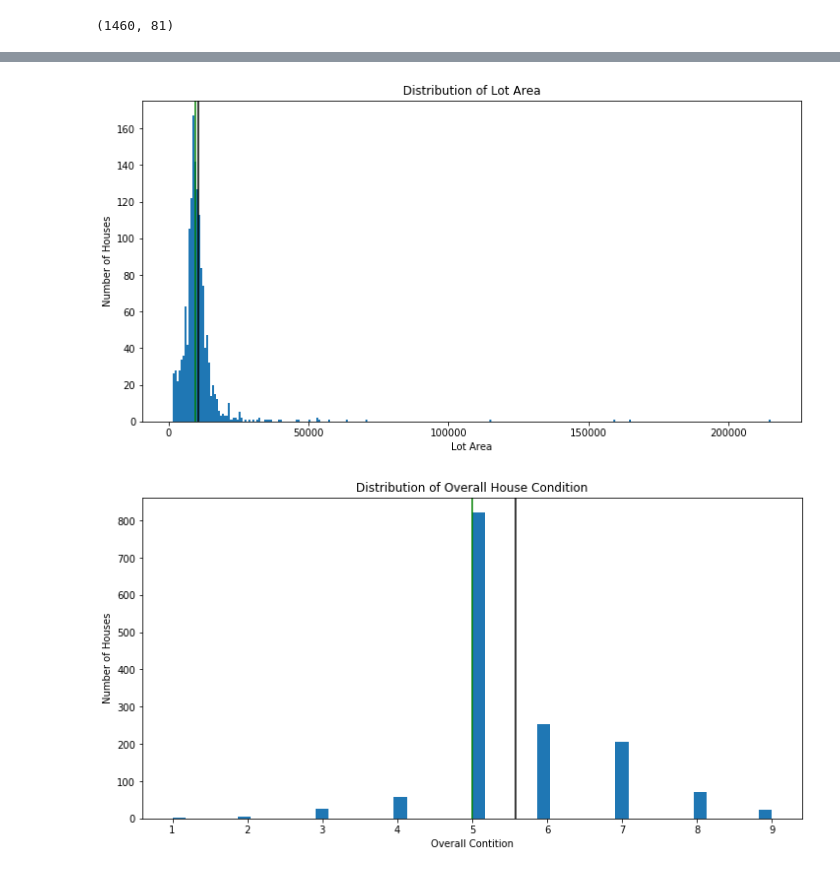
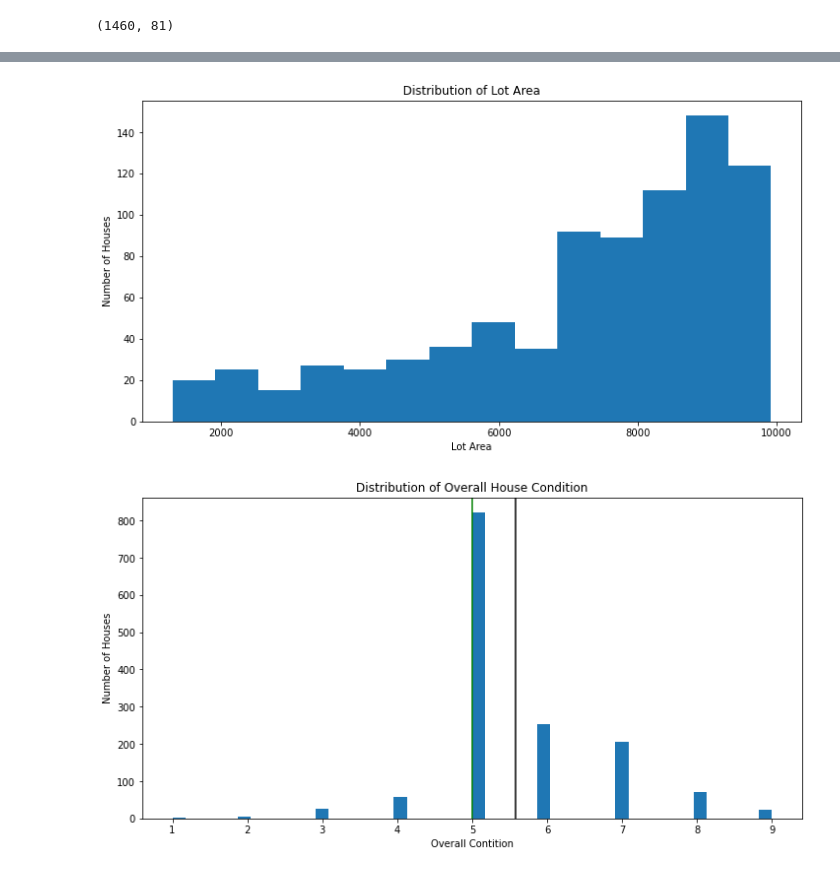
Before and after one commit to AnyOldRandomNameWillDOo/Project-EDA-With-Pandas-Using-The-Ames-Housing-Data, a Jupyter notebook: index.ipynb, the cells around one changed output, grey strips where cells are left out. Cells and saved outputs as stored; diff of their text form; code cells hidden in the pictures.

```diff
--- a/index.ipynb
+++ b/index.ipynb
@@ -122,15 +121,26 @@ ax.axvline(df['SalePrice'].median(), color='green')
 [figure]
+# %%
+lotarealist = df['LotArea'].to_list()
+IQR = np.percentile(x, 75) - np.percentile(x, 25)
+q1outliers = (np.percentile(x, 25)) - (1.5*IQR)
+q3outliers = (np.percentile(x, 75)) + (1.5*IQR)
+new_lotarea = []
+for x in lotarealist:
+    if x < q1outliers and x < q3outliers:
+        new_lotarea.append(x)
+    else:
+        pass
 # %%
 # Create a plot that shows the LotArea Distribution
 fig, ax = plt.subplots(figsize=(12,6))
-ax.hist(df['LotArea'], bins='auto')
+ax.hist(new_lotarea, bins='auto')
 ax.set_title('Distribution of Lot Area')
 ax.set_xlabel('Lot Area')
-ax.set_ylabel('Number of Houses')
-ax.axvline(df['LotArea'].mean(), color='black')
-ax.axvline(df['LotArea'].median(), color='green');
+ax.set_ylabel('Number of Houses');
+# ax.axvline(new_lotarea.mean(), color='black')
+# ax.axvline(new_lotarea.median(), color='green');
 # %% [output]
-[figure, old version]
+[figure, new version]
 # %%
 # Create a plot that shows the Distribution of the overall house condition
 fig, ax = plt.subplots(figsize=(12,6))
```
Also changed, not shown: parts of 3 cells of this notebook.
